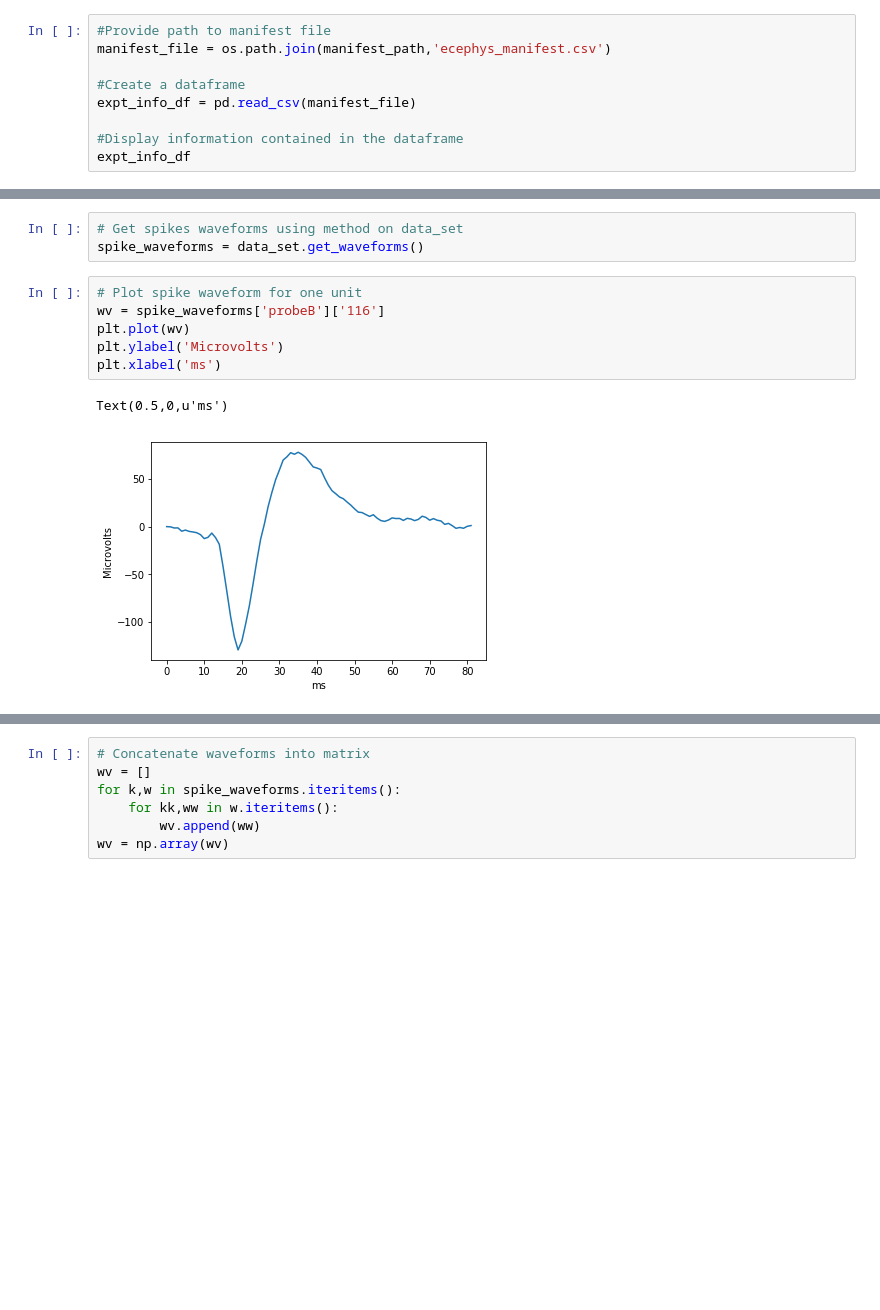
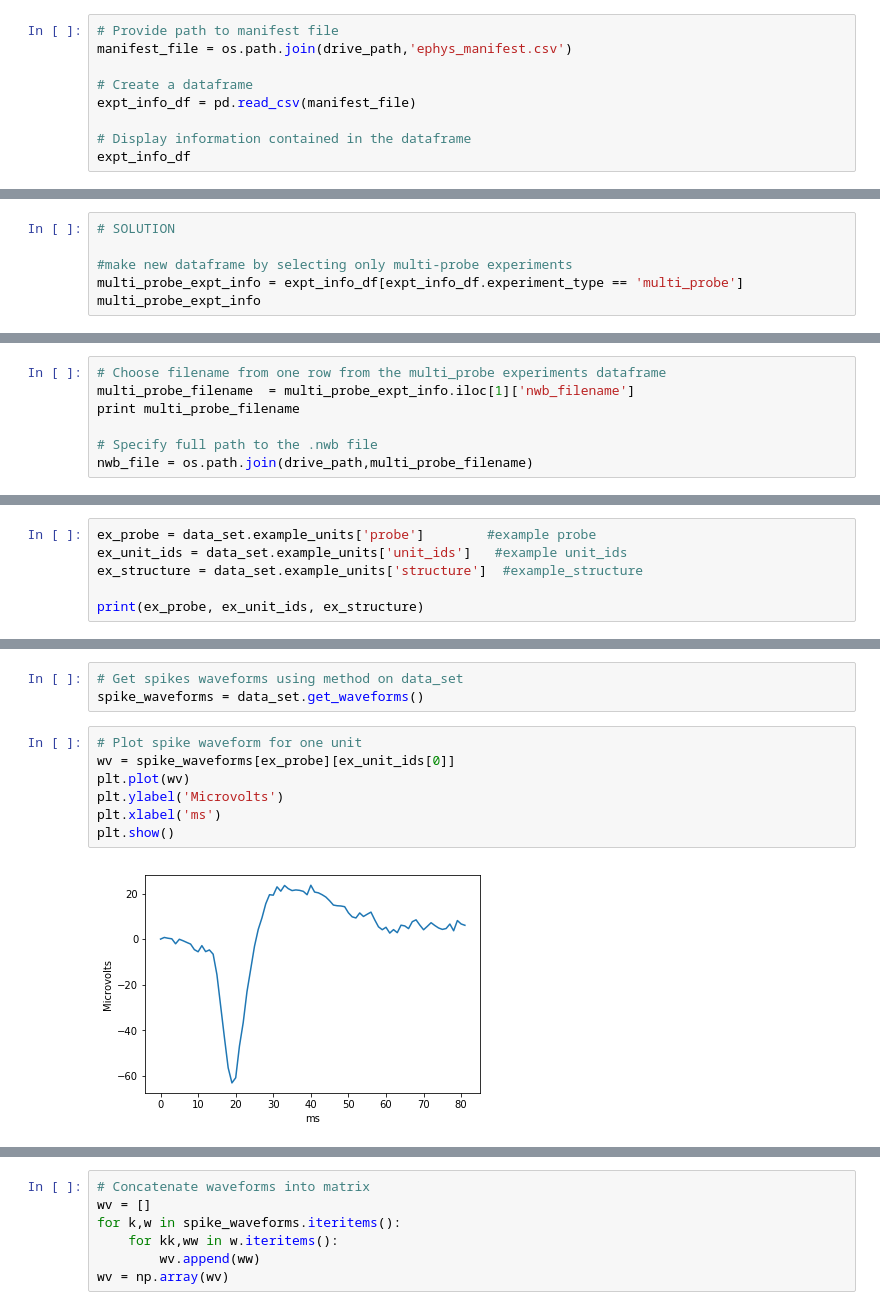
Before and after one commit to AllenInstitute/SWDB_2018, a Jupyter notebook: DynamicBrain/EphysObservatory.ipynb, the cells around one changed output, grey strips where cells are left out. Saved outputs shown, nothing was run; the diff lists cells and outputs as text; blank space fills up the shorter version.

```diff
--- a/DynamicBrain/EphysObservatory.ipynb
+++ b/DynamicBrain/EphysObservatory.ipynb
@@ -76,12 +81,12 @@ import matplotlib.pyplot as plt
 ** Visual stimuli:**
 * Passive visual stimulation using Brain Observatory - Visual Coding 1.1, 1.2 stimulus sets
 # %%
-#Provide path to manifest file
-manifest_file = os.path.join(manifest_path,'ecephys_manifest.csv')
+# Provide path to manifest file
+manifest_file = os.path.join(drive_path,'ephys_manifest.csv')
 
-#Create a dataframe
+# Create a dataframe
 expt_info_df = pd.read_csv(manifest_file)
 
-#Display information contained in the dataframe
+# Display information contained in the dataframe
 expt_info_df
 # %% [output]
@@ -114,3 +119,9 @@ Number of single-probe experiments: 5
 # %% [markdown]
 <div style="background: #DFF0D8; border-radius: 3px; padding: 10px;">
 **Task 1.1:** Make a dataframe for 'multi_probe' experiments.
+# %%
+# SOLUTION
+
+#make new dataframe by selecting only multi-probe experiments
+multi_probe_expt_info = expt_info_df[expt_info_df.experiment_type == 'multi_probe']
+multi_probe_expt_info
@@ -145,0 +153,7 @@ nwb_file = os.path.join(drive_path,'mouse387858.spikes.nwb')
+# %%
+# Choose filename from one row from the multi_probe experiments dataframe
+multi_probe_filename  = multi_probe_expt_info.iloc[1]['nwb_filename']
+print multi_probe_filename
+
+# Specify full path to the .nwb file
+nwb_file = os.path.join(drive_path,multi_probe_filename)
@@ -418,0 +511,6 @@ See the caveats in the documentation: http://pandas.pydata.org/pandas-docs/stabl
+# %%
+ex_probe = data_set.example_units['probe']        #example probe
+ex_unit_ids = data_set.example_units['unit_ids']   #example unit_ids
+ex_structure = data_set.example_units['structure']  #example_structure
+
+print(ex_probe, ex_unit_ids, ex_structure)
@@ -886,13 +1154,13 @@ plt.show()
 spike_waveforms = data_set.get_waveforms()
 # %%
 # Plot spike waveform for one unit
-wv = spike_waveforms['probeB']['116']
+wv = spike_waveforms[ex_probe][ex_unit_ids[0]]
 plt.plot(wv)
 plt.ylabel('Microvolts')
 plt.xlabel('ms')
+plt.show()
 # %% [output]
-Text(0.5,0,u'ms')
-[figure, old version]
+[figure, new version]
 # %% [markdown]
 <div style="background: #DFF0D8; border-radius: 3px; padding: 10px;">
 ** Exercise 4.1: ** Compute spike duration for all units in this experiment and plot histogram of values.
```
Also changed, not shown: parts of 206 cells of this notebook.
